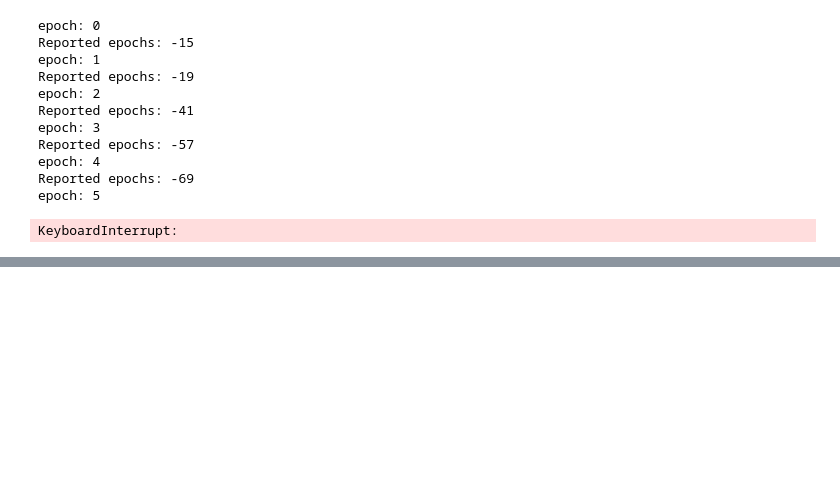
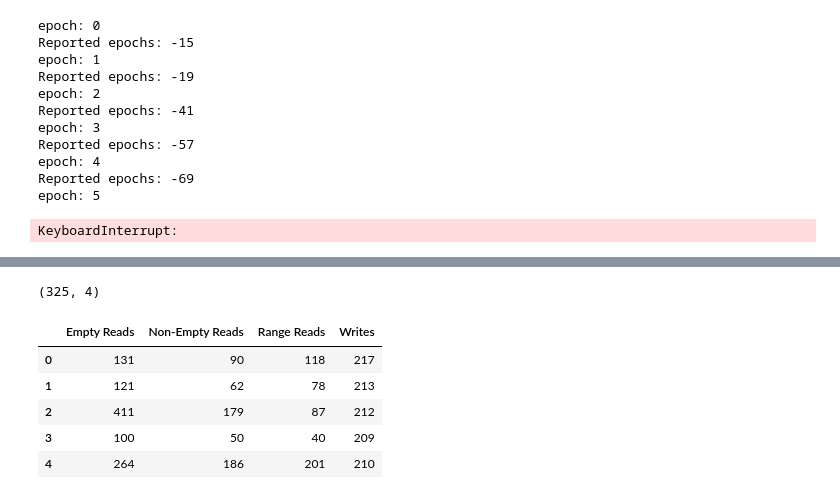
Before and after one commit to BU-DiSC/Onix, a Jupyter notebook: src/tuning/mlos_BO.ipynb, the cells around one changed output, grey strips where cells are left out. Drawn from its saved outputs; the diff is of its cells as text; code cells hidden in the pictures; blank space fills up the shorter version.

```diff
--- a/src/tuning/mlos_BO.ipynb
+++ b/src/tuning/mlos_BO.ipynb
@@ -325,0 +344,16 @@ hyper_parameters_catagorical ={
+# %%
+data_url = '../../build/performance/performance_metrics.csv'
+df = pd.read_csv(data_url, header=None, names=["Empty Reads", "Non-Empty Reads", "Range Reads", "Writes"])
+# %%
+df.shape
+# %% [output]
+(325, 4)
+# %%
+df.head()
+# %% [output]
+|  | Empty Reads | Non-Empty Reads | Range Reads | Writes |
+| 0 | 131 | 90 | 118 | 217 |
+| 1 | 121 | 62 | 78 | 213 |
+| 2 | 411 | 179 | 87 | 212 |
+| 3 | 100 | 50 | 40 | 209 |
+| 4 | 264 | 186 | 201 | 210 |
```
Also changed, not shown: parts of 5 cells of this notebook, 2 other files.
